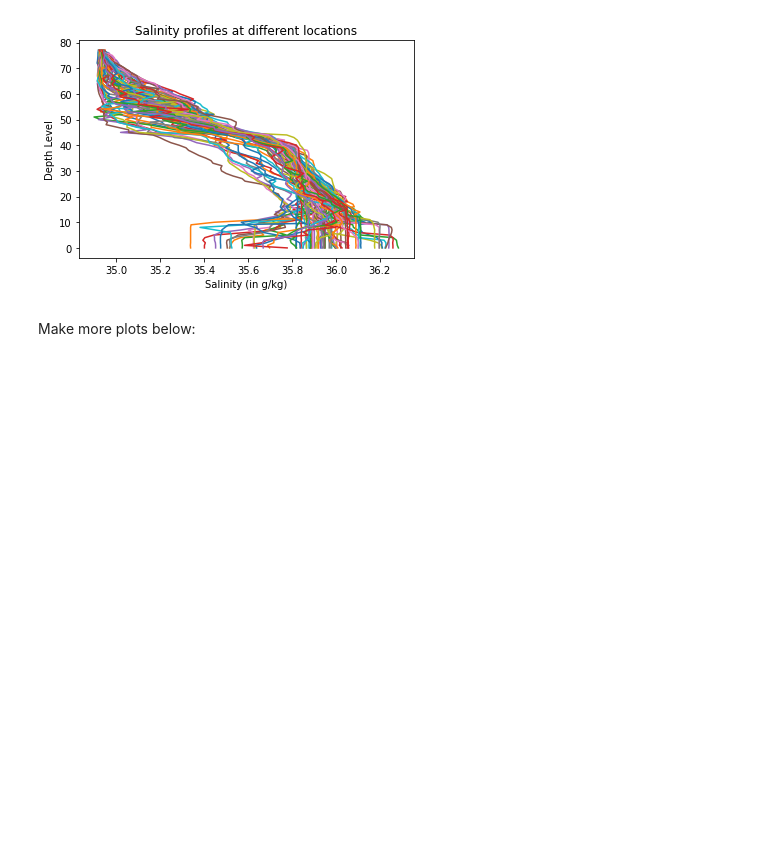
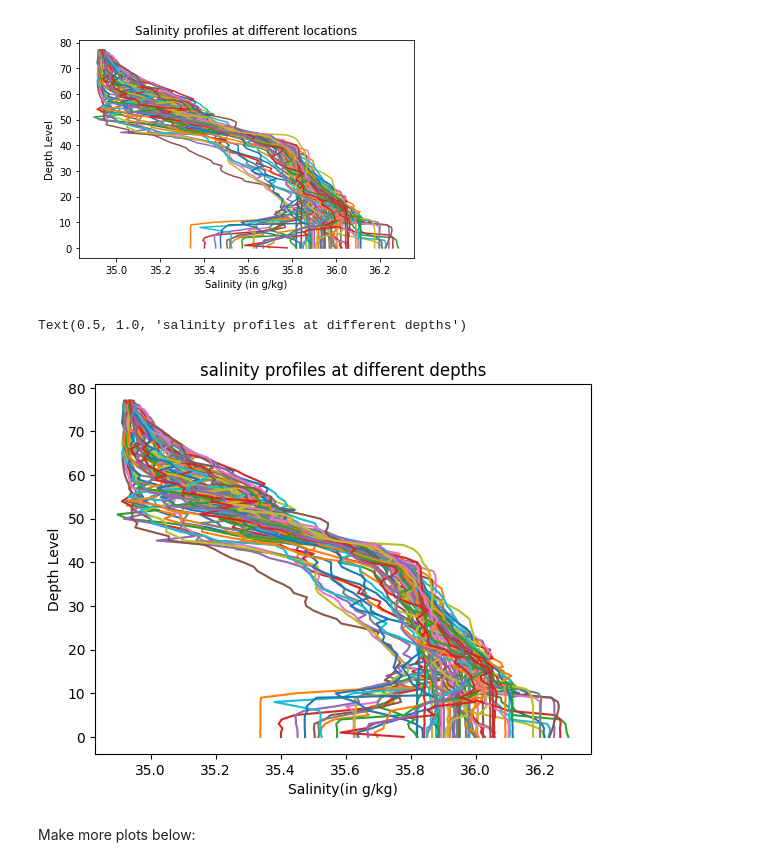
Before and after one commit to HueyBick/2024_Intro_Python, a Jupyter notebook: ML_EES/IP/W2_S1.ipynb, the cells around one changed output. Drawn from its saved outputs; the diff is of its cells as text; code cells hidden in the pictures; blank space fills up the shorter version.

```diff
--- a/ML_EES/IP/W2_S1.ipynb
+++ b/ML_EES/IP/W2_S1.ipynb
@@ -200,10 +207,13 @@ Hint 2: Each plot should have a line for each column of data. It will look messy
 # %% [markdown]
 ![Salinity_example.png](embedded-picture-1)
 # %%
-plt.plot(___,___); # The semi-colon prevents printing the line objects
-plt.xlabel(___) # Takes a string as argument
-plt.ylabel(___)
-plt.title(___)
+plt.plot(S,level) # The semi-colon prevents printing the line objects
+plt.xlabel('Salinity(in g/kg)') # Takes a string as argument
+plt.ylabel('Depth Level')
+plt.title('salinity profiles at different depths')
+# %% [output]
+Text(0.5, 1.0, 'salinity profiles at different depths')
+[figure, added]
 # %% [markdown]
 Make more plots below:
 # %% [markdown]
```
Also changed, not shown: parts of 1 cell of this notebook.
